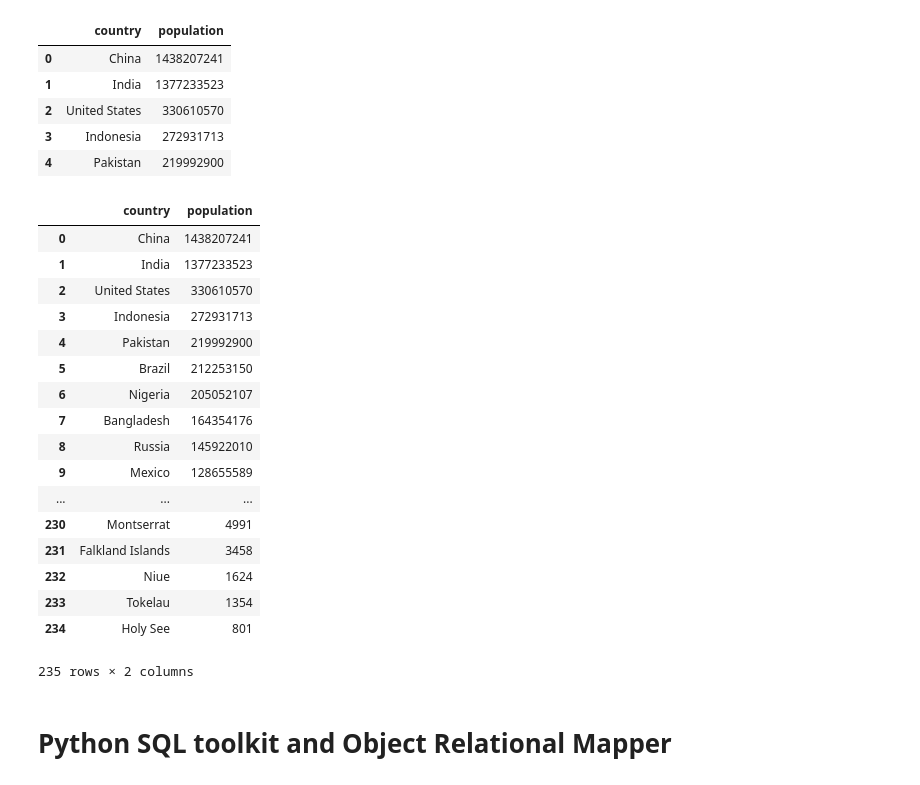
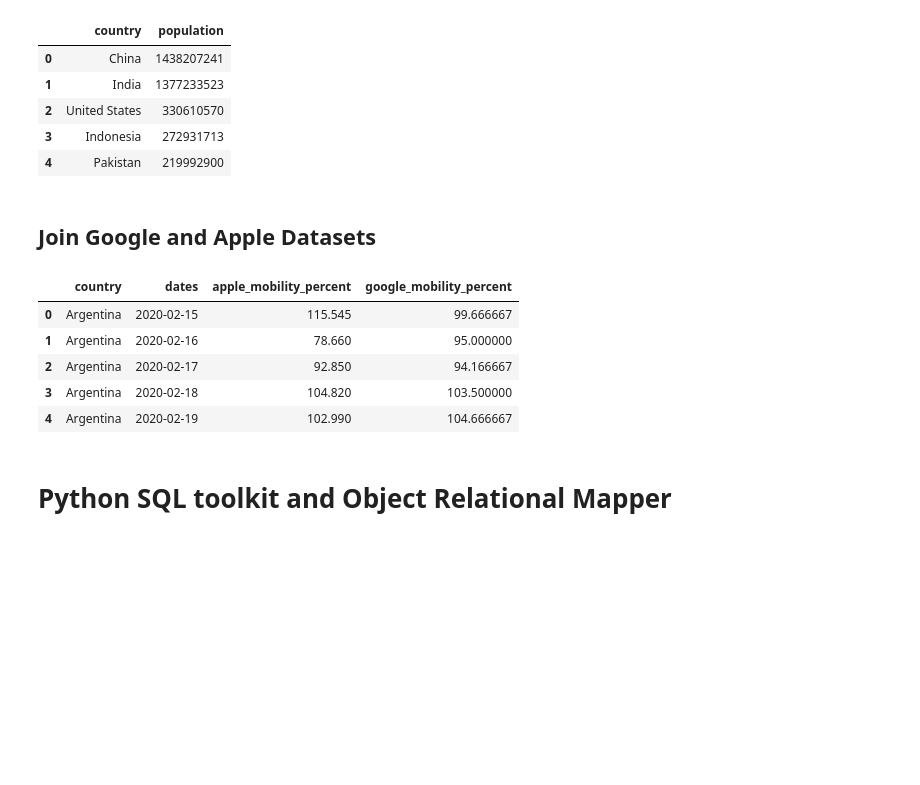
Before and after one commit to travis-tyler/ETL-COVID-Mobility, a Jupyter notebook: Code/COVID_Mobility.ipynb, the cells around one changed output. Drawn from its saved outputs; the diff is of its cells as text; code cells hidden in the pictures; blank space fills up the shorter version.

```diff
--- a/Code/COVID_Mobility.ipynb
+++ b/Code/COVID_Mobility.ipynb
@@ -281,27 +282,26 @@ population_df.head()
 | 2 | United States | 330610570 |
 | 3 | Indonesia | 272931713 |
 | 4 | Pakistan | 219992900 |
-# %%
-population_df
-# %% [output]
-|  | country | population |
-| 0 | China | 1438207241 |
-| 1 | India | 1377233523 |
-| 2 | United States | 330610570 |
-| 3 | Indonesia | 272931713 |
-| 4 | Pakistan | 219992900 |
-| 5 | Brazil | 212253150 |
-| 6 | Nigeria | 205052107 |
-| 7 | Bangladesh | 164354176 |
-| 8 | Russia | 145922010 |
-| 9 | Mexico | 128655589 |
-| ... | ... | ... |
-| 230 | Montserrat | 4991 |
-| 231 | Falkland Islands | 3458 |
-| 232 | Niue | 1624 |
-| 233 | Tokelau | 1354 |
-| 234 | Holy See | 801 |
-235 rows × 2 columns
+# %% [markdown]
+## Join Google and Apple Datasets
+# %%
+# Merge Google and Apple Data.
+# Perform inner join on country and date columns
+mobility_df = pd.merge(apple_df, google_avg_df, how='inner', on=["country", "dates"])
+
+# Rename
+mobility_df = mobility_df.rename(columns={
+    "mobility_percent_from_base_x": "apple_mobility_percent",
+    "mobility_percent_from_base_y": "google_mobility_percent"
+})
+mobility_df.head()
+# %% [output]
+|  | country | dates | apple_mobility_percent | google_mobility_percent |
+| 0 | Argentina | 2020-02-15 | 115.545 | 99.666667 |
+| 1 | Argentina | 2020-02-16 | 78.660 | 95.000000 |
+| 2 | Argentina | 2020-02-17 | 92.850 | 94.166667 |
+| 3 | Argentina | 2020-02-18 | 104.820 | 103.500000 |
+| 4 | Argentina | 2020-02-19 | 102.990 | 104.666667 |
 # %% [markdown]
 # Python SQL toolkit and Object Relational Mapper
 # %%
```
Also changed, not shown: parts of 2 cells of this notebook, 1 other file.
